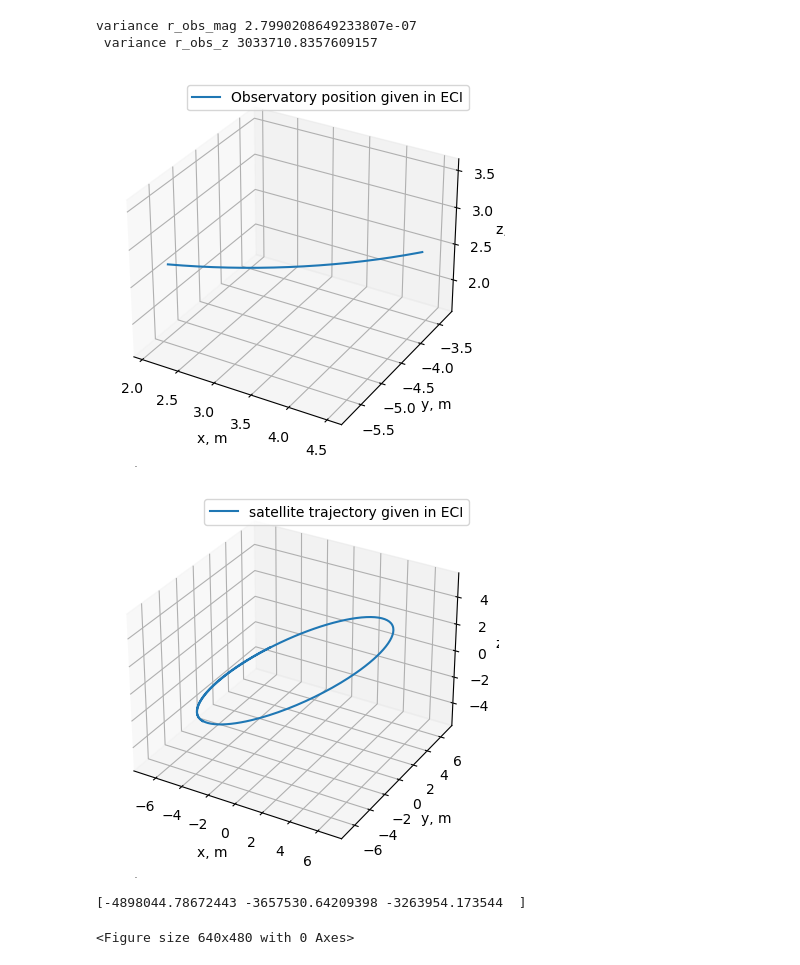
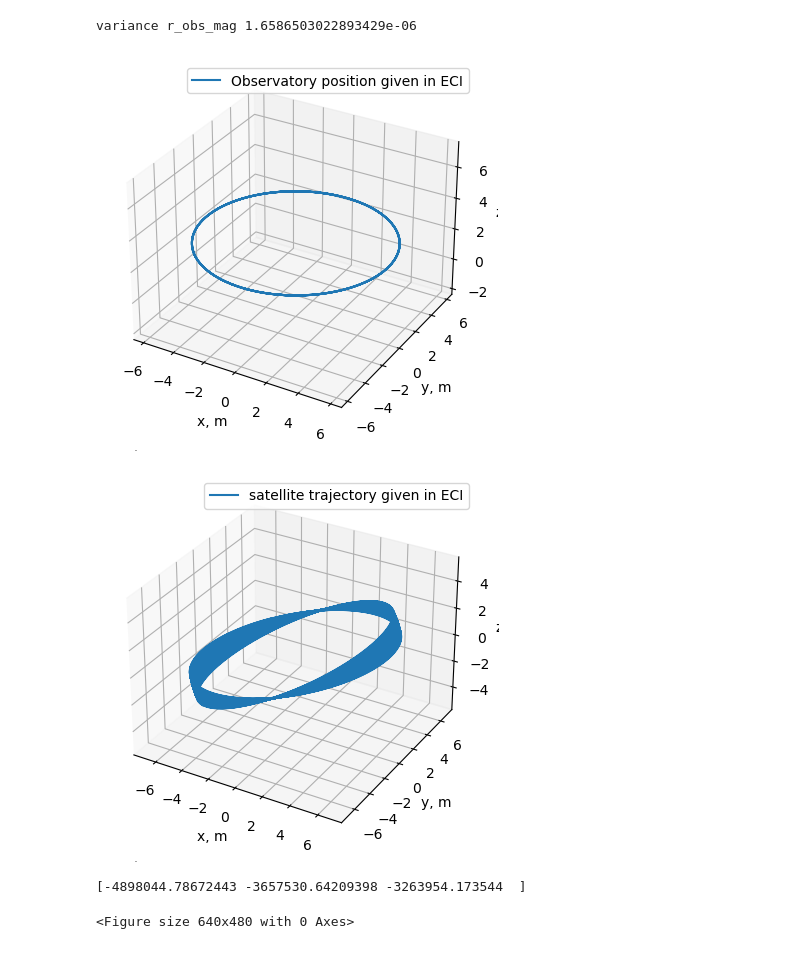
Before and after one commit to ShamilBiktimirov/astro-basics, a Jupyter notebook: python/Pointing routine.ipynb, the cells around one changed output. Drawn from its saved outputs; the diff is of its cells as text; code cells hidden in the pictures.

```diff
--- a/python/Pointing routine.ipynb
+++ b/python/Pointing routine.ipynb
@@ -57,16 +131,12 @@ elevation_min = np.pi/6
 # %%
-# Define observation time span
+# Defines observation time span
 
-from datetime import datetime, timedelta
-from astropy.time import Time
-import pandas as pd
-
-# Define start and end date with specific time
+# Defines start and end date with specific time
 # Datetime is given in UTC format
 # Abu Dhabi time zone is UTC+4
 
 start_date = "2024-11-01 13:00:00" # given in UTC
-end_date = "2024-11-01 15:00:00"   # given in UTC
+end_date = "2024-11-05 13:00:00"   # given in UTC
 
 # Generates a range of datetimes with certain time step
 t_span = pd.date_range(start=start_date, end=end_date, freq='30s')
@@ -80,8 +150,6 @@ julian_dates = Time(gregorian_dates, format='iso').jd
 # print(gregorian_dates)
 # %%
 # Calculates station coordinates in ECI for the given time span
-
-from conversions import *
 
 r_obs_eci_array = np.empty([3, 0], float)
 
@@ -91,47 +159,54 @@ for t in t_span:
 
 r_obs_eci_mag_array = np.linalg.norm(r_obs_eci_array, axis=0)
 
 var_r_obs_mag = statistics.variance(r_obs_eci_mag_array) # shows position vector change, which is small enough
-var_r_obs_z = statistics.variance(r_obs_eci_array[2,:]) # show the z coordinate change
-print('variance r_obs_mag', var_r_obs_mag, '\n', 'variance r_obs_z', var_r_obs_z)
+print('variance r_obs_mag', var_r_obs_mag)
 
 # fig, ax = plt.subplots()
 # ax.plot(t_span, r_obs_eci_mag_array)
 # plt.show()
 
 
 fig = plt.figure()
 ax = fig.add_subplot(111, projection='3d')
 
 ax.plot(r_obs_eci_array[0,:], r_obs_eci_array[1,:], r_obs_eci_array[2,:], label='Observatory position given in ECI')
 ax.set(xlabel='x, m', ylabel='y, m', zlabel='z, m')
 ax.axis('equal') # makes the same axes scale
 ax.grid()
 ax.legend()
 plt.show()
 # plt.savefig("Observatory position trajectory.pdf")
 
 
 # fig, ax = plt.subplots()
 # ax.plot(t_span, r_obs_eci_array[2,:])
 
 # ax.set(xlabel='time, UTC', ylabel='z obs, m',
 #        title='observer z coordinate change')
 # ax.grid()
 # plt.show()
 # %% [output]
-variance r_obs_mag 2.7990208649233807e-07
- variance r_obs_z 3033710.8357609157
+variance r_obs_mag 1.6586503022893429e-06
-[figure, old version]
+[figure, new version]
 # %%
 # Propagates satellite state using SGP4 propagator for the given time span
 
-from sgp4.api import Satrec
+# import TlE text file and choose satellite
 
-s = "1 44714U 19074B   24303.16471469  .00014028  00000+0  95926-3 0  9999"
-t = "2 44714  53.0541 255.6079 0001757  96.6875 263.4314 15.06381615274085"
+with open('TLE.txt', 'r') as file:
+    lines = [line.strip() for line in file]
 
-satellite = Satrec.twoline2rv(s, t)
+# choose satellite indx
+satIndx = 0 # choose the one that you like
+satelliteName = lines[satIndx * 3]
+TleFirstLine = lines[satIndx * 3 + 1]
+TleSecondLine = lines[satIndx * 3 + 2]
+satellite = Satrec.twoline2rv(TleFirstLine, TleSecondLine)
+
+# print(satelliteName)
+# print(TleFirstLine)
+# print(TleSecondLine)
 
 # Propagates satellite state for the t_span
 positionsX = []
@@ -180,7 +255,7 @@ print(r_sat_eci_array[:, 0])
 
 # print(np.size(r_sat_eci_array, axis=1))
 # %% [output]
-[figure, old version]
+[figure, new version]
 [-4898044.78672443 -3657530.64209398 -3263954.173544  ]
 <Figure size 640x480 with 0 Axes>
 # %%
```
Also changed, not shown: parts of 4 cells of this notebook, 3 other files.
